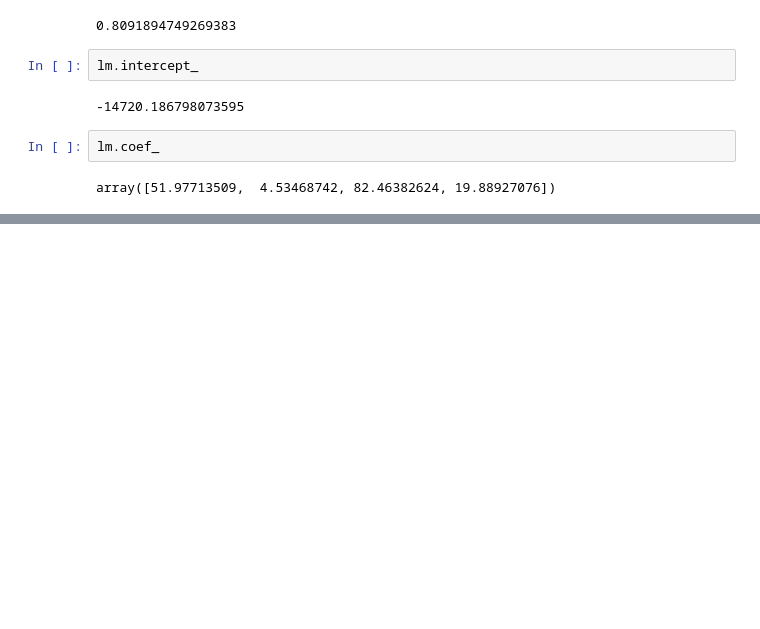
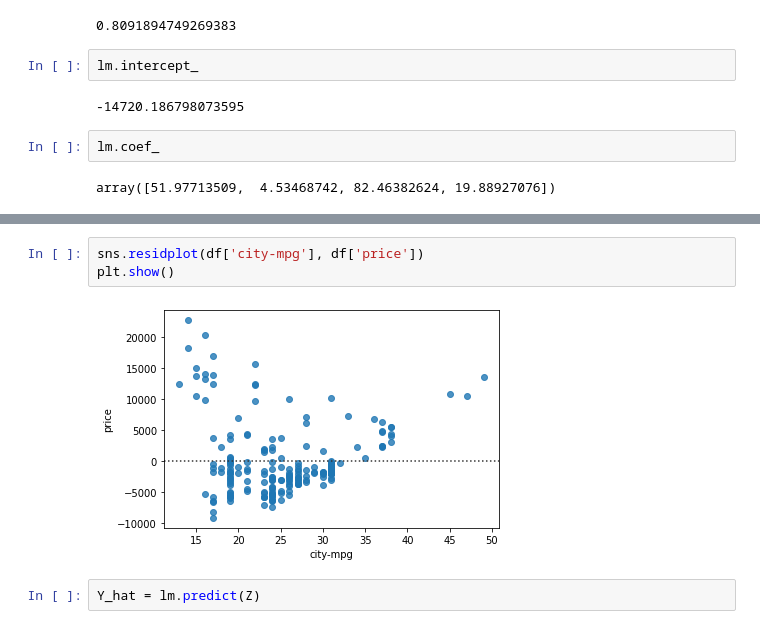
Before and after one commit to andersoncordeiro/Learn-Pandas, a Jupyter notebook: pandas-basico-analise-carros-Copy1.ipynb, the cells around one changed output, grey strips where cells are left out. Cells and saved outputs as stored; diff of their text form; blank space fills up the shorter version.

```diff
--- a/pandas-basico-analise-carros-Copy1.ipynb
+++ b/pandas-basico-analise-carros-Copy1.ipynb
@@ -412,0 +446,7 @@ price = -14720.186798073595 + 51.97713509 * horsepower + 4.53468742 * curb-weigh
+# %%
+sns.residplot(df['city-mpg'], df['price'])
+plt.show()
+# %% [output]
+[figure, added]
+# %%
+Y_hat = lm.predict(Z)
```
Also changed, not shown: parts of 13 cells of this notebook.
